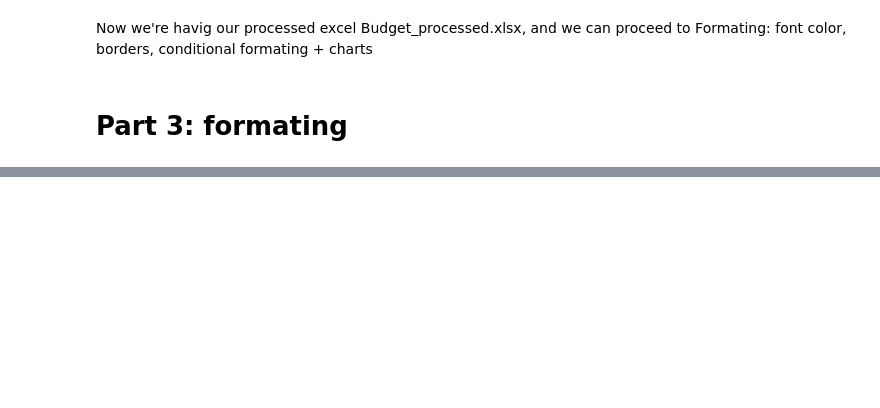
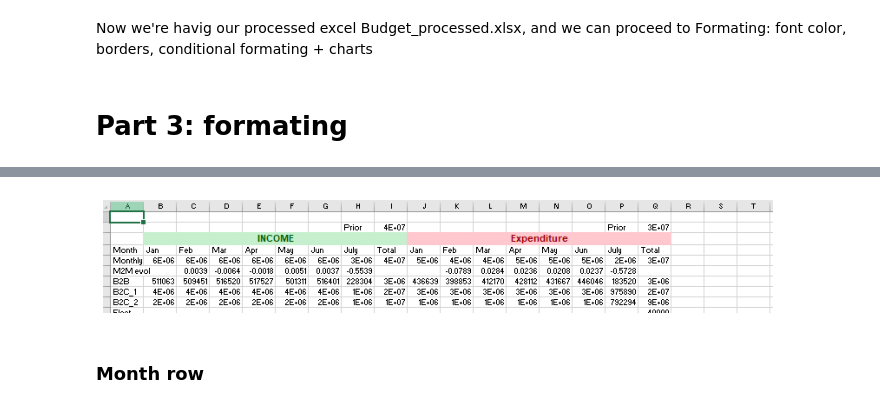
Before and after one commit to datalover2023/Module_4, a Jupyter notebook: Budget_UseCase_Module_4.ipynb, the cells around one changed output, grey strips where cells are left out. Cells and saved outputs as stored; diff of their text form; code cells hidden in the pictures; blank space fills up the shorter version.

```diff
--- a/Budget_UseCase_Module_4.ipynb
+++ b/Budget_UseCase_Module_4.ipynb
@@ -2682,0 +3058,12 @@ df.head(15)
+# %%
+# after removing the autofilers
+
+img = mpimg.imread('images_format/img_2.PNG')
+plt.imshow(img)
+plt.rcParams['figure.figsize'] = [12, 10]
+plt.axis('off')
+plt.show()
+# %% [output]
+[figure, added]
+# %% [markdown]
+### Month row
```
Also changed, not shown: parts of 33 cells of this notebook.
